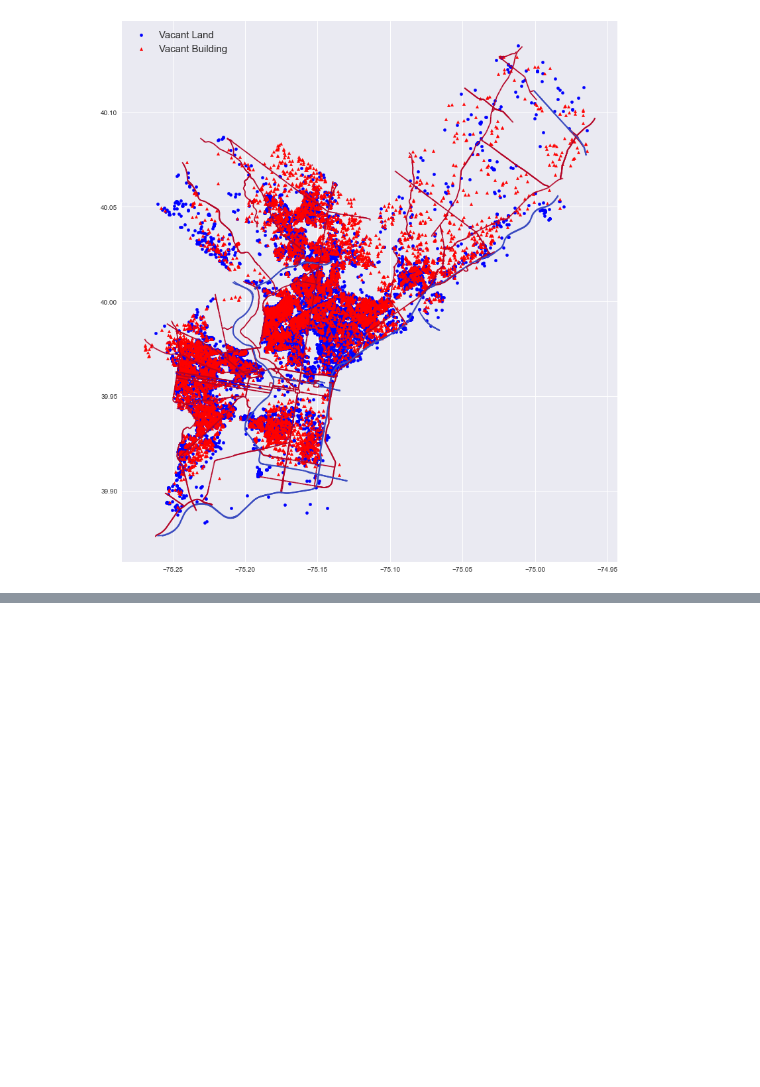
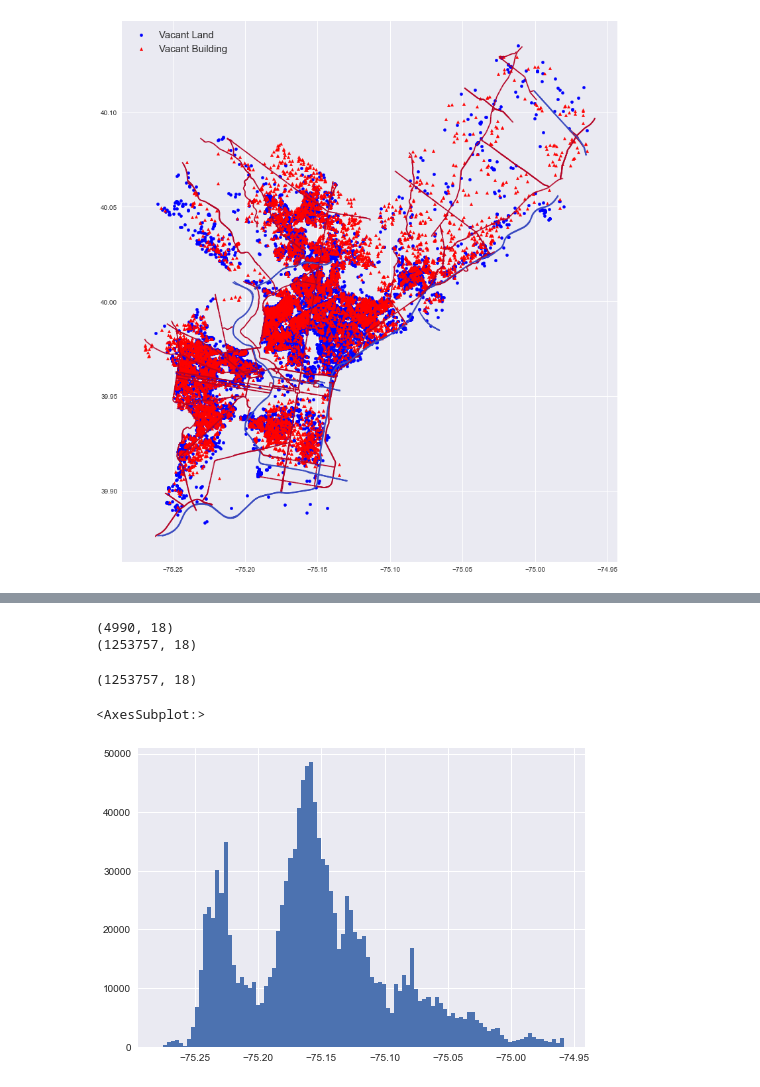
Before and after one commit to Pball01/vacant_lot, a Jupyter notebook: data_explore.ipynb, the cells around one changed output, grey strips where cells are left out. Drawn from its saved outputs; the diff is of its cells as text; code cells hidden in the pictures; blank space fills up the shorter version.

```diff
--- a/data_explore.ipynb
+++ b/data_explore.ipynb
@@ -267,0 +753,16 @@ plt.legend(prop = {'size' : 15})
+# %%
+print(crime.loc[crime['lng']<-81].shape)
+print(crime.loc[crime['lng']>-81].shape)
+# %% [output]
+(4990, 18)
+(1253757, 18)
+# %%
+crime = crime.loc[crime['lng']>-81].reset_index(drop=True)
+crime.shape
+# %% [output]
+(1253757, 18)
+# %%
+crime['lng'].hist(bins= 100)
+# %% [output]
+<AxesSubplot:>
+[figure, added]
```
Also changed, not shown: parts of 54 cells of this notebook.
